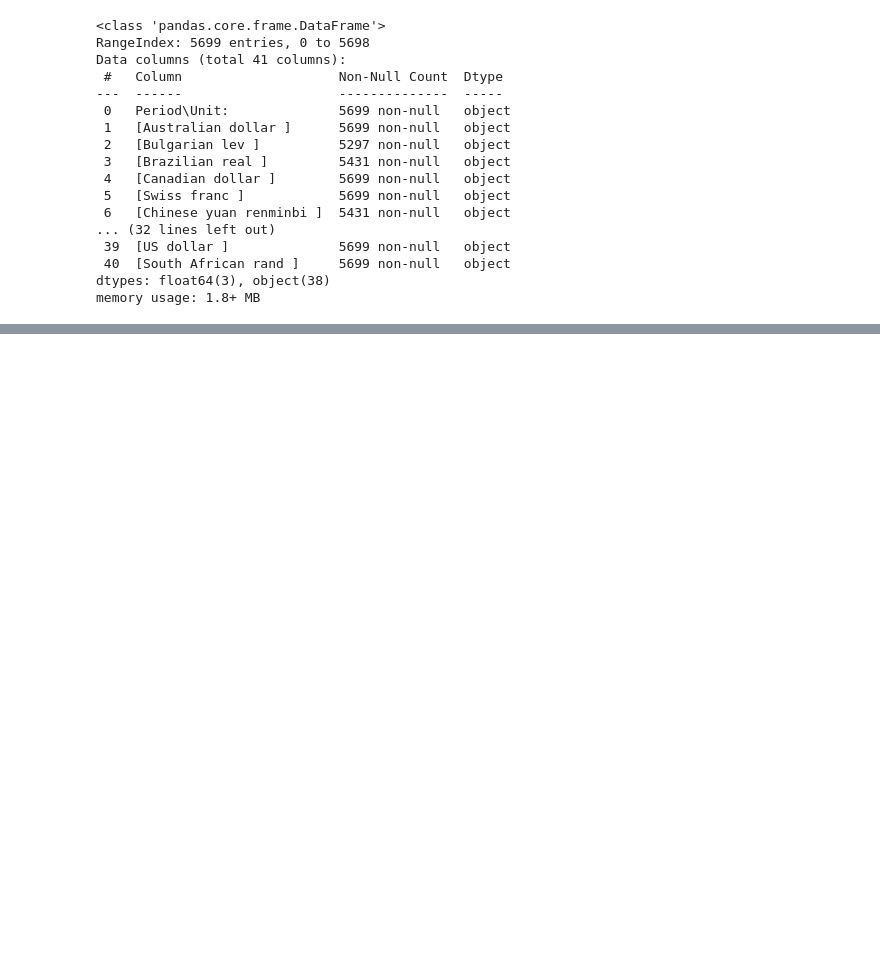
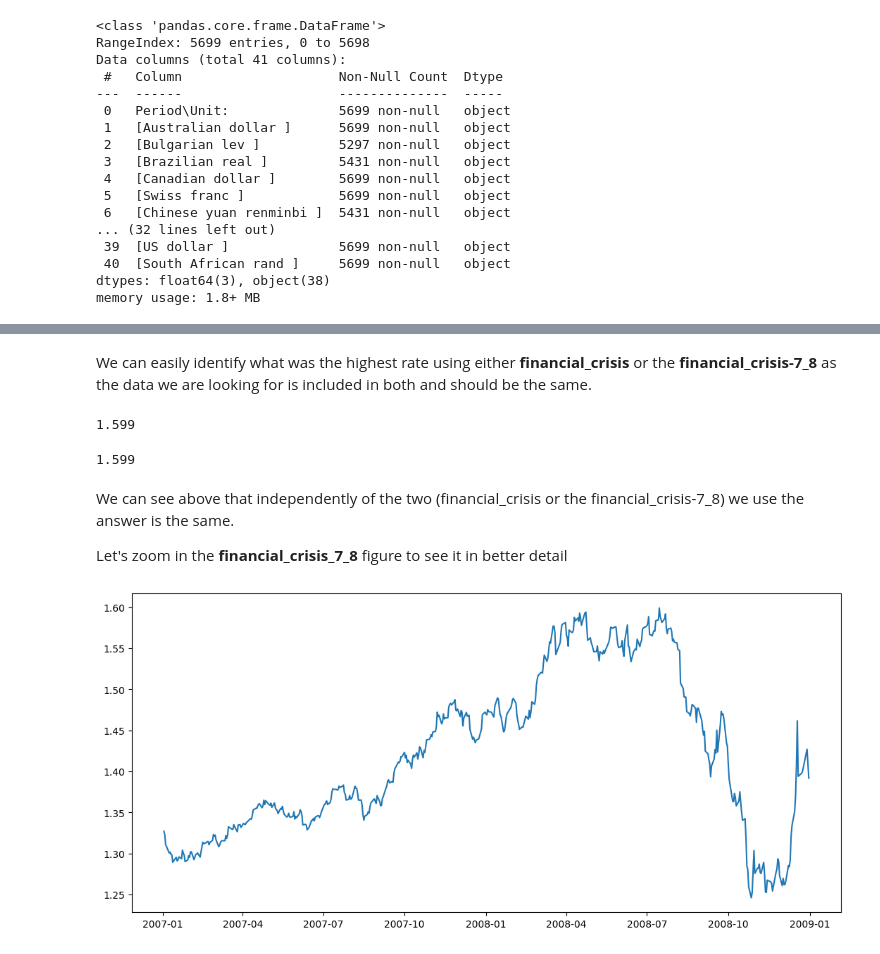
Before and after one commit to senthilkumar-somasundaram/DataScience, a Jupyter notebook: Exchange Rates.ipynb, the cells around one changed output, grey strips where cells are left out. Saved outputs shown, nothing was run; the diff lists cells and outputs as text; code cells hidden in the pictures; blank space fills up the shorter version.

```diff
--- a/Exchange Rates.ipynb
+++ b/Exchange Rates.ipynb
@@ -55,0 +197,4 @@ TypeError: rename() got an unexpected keyword argument 'column'
+# %%
+euro_to_dollar['rolling_mean'] = euro_to_dollar['US_dollar'].rolling(30).mean()
+
+euro_to_dollar
@@ -55,0 +230,31 @@ TypeError: rename() got an unexpected keyword argument 'column'
+# %%
+financial_crisis = euro_to_dollar.copy(
+                   )[(euro_to_dollar['Time'].dt.year >= 2006
+                   ) & (euro_to_dollar['Time'].dt.year <= 2009)]
+
+financial_crisis_7_8 = euro_to_dollar.copy(
+                   )[(euro_to_dollar.Time.dt.year >= 2007
+                   ) & (euro_to_dollar.Time.dt.year <= 2008)]
+# Notice that on the financial_crisis_7_8 when we call for the Time
+# we didn't use the ['Time'] notation
+# %% [markdown]
+We can easily identify what was the highest rate using either **financial_crisis** or the **financial_crisis-7_8** as the data we are looking for is included in both and should be the same.
+# %%
+financial_crisis['US_dollar'].max()
+# %% [output]
+1.599
+# %%
+financial_crisis_7_8['US_dollar'].max()
+# %% [output]
+1.599
+# %% [markdown]
+We can see above that independently of the two (financial_crisis or the financial_crisis-7_8) we use the answer is the same.
+
+Let's zoom in the **financial_crisis_7_8** figure to see it in better detail
+# %%
+plt.figure(figsize=(13, 6))
+plt.plot(financial_crisis_7_8['Time'],
+         financial_crisis_7_8['US_dollar'])
+plt.show()
+# %% [output]
+[figure, added]
```
Also changed, not shown: parts of 45 cells of this notebook.
